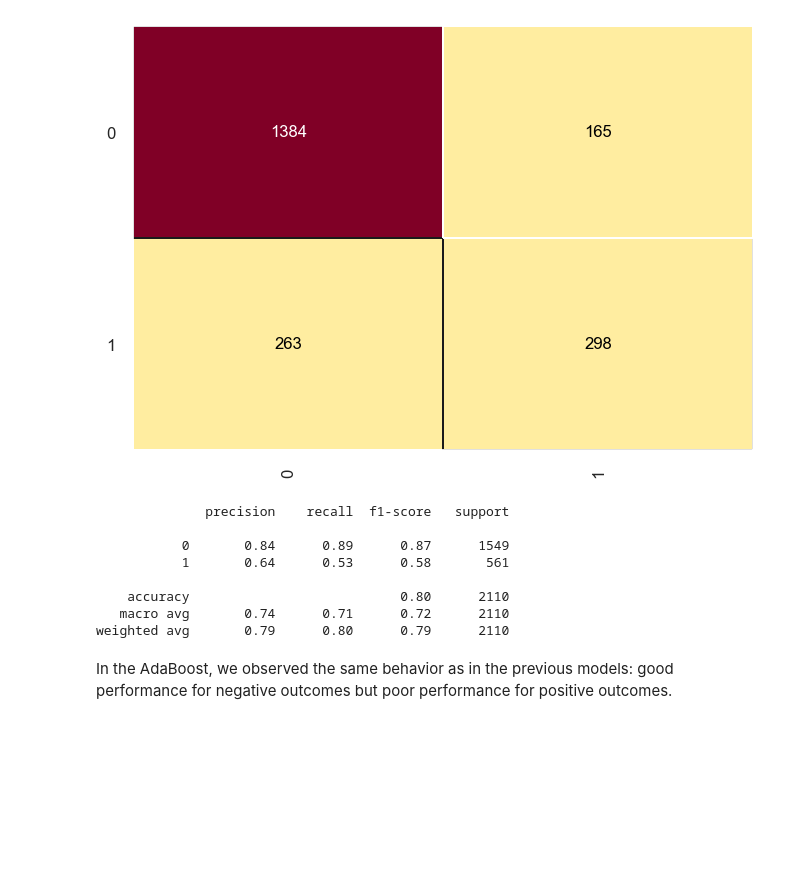
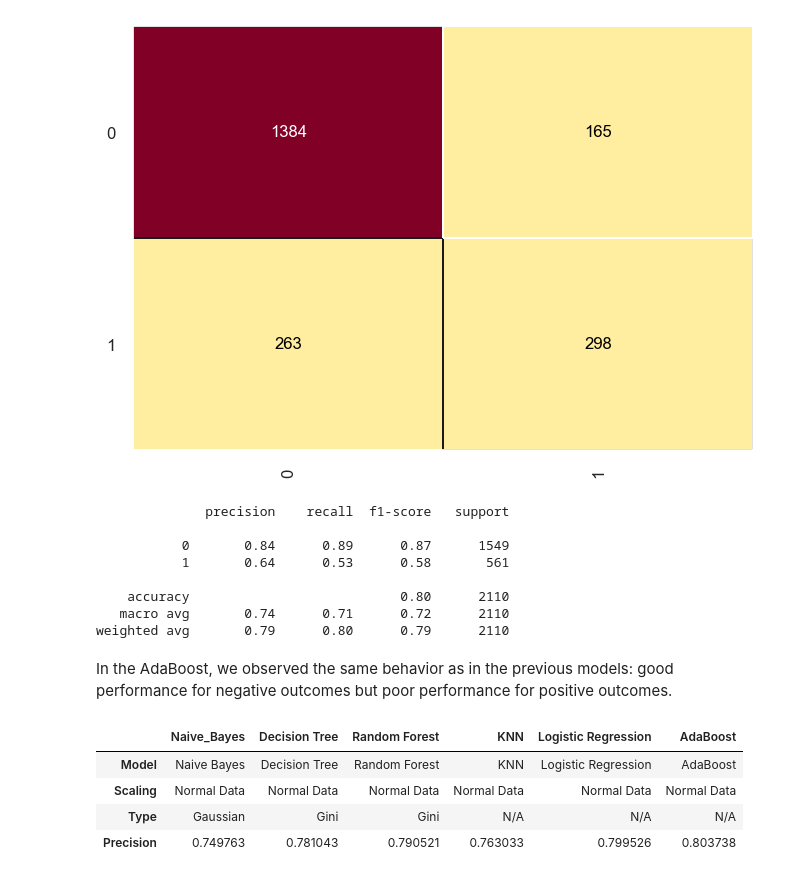
Before and after one commit to anuragRyan/Customer-Churn-Prediction-EDA-ML, a Jupyter notebook: Customer_Churn_Prediction.ipynb, the cells around one changed output. Saved outputs shown, nothing was run; the diff lists cells and outputs as text; code cells hidden in the pictures; blank space fills up the shorter version.

```diff
--- a/Customer_Churn_Prediction.ipynb
+++ b/Customer_Churn_Prediction.ipynb
@@ -822,3 +812,56 @@ print(classification_ada_scaler)
 weighted avg       0.79      0.80      0.79      2110
 # %% [markdown]
 In the AdaBoost, we observed the same behavior as in the previous models: good performance for negative outcomes but poor performance for positive outcomes.
+# %%
+nb_score = 0.7497630331753554
+dt_score = 0.781042654028436
+rf_score = 0.790521327014218
+knn_score = 0.7630331753554502
+lr_score = 0.7995260663507109
+ada_score = 0.8037383177570094
+
+naive_bayes = {"Model": "Naive Bayes",
+              "Scaling": "Normal Data",
+              "Type": "Gaussian",
+              "Precision": nb_score
+              }
+decision_tree = {"Model": "Decision Tree",
+              "Scaling": "Normal Data",
+              "Type": "Gini",
+              "Precision": dt_score
+              }
+random_forest = {"Model": "Random Forest",
+              "Scaling": "Normal Data",
+              "Type": "Gini",
+              "Precision": rf_score
+              }
+knn_class = {"Model": "KNN",
+              "Scaling": "Normal Data",
+              "Type": "N/A",
+              "Precision": knn_score
+              }
+logistic_regression = {"Model": "Logistic Regression",
+              "Scaling": "Normal Data",
+              "Type": "N/A",
+              "Precision": lr_score
+              }
+ada_boost = {"Model": "AdaBoost",
+              "Scaling": "Normal Data",
+              "Type": "N/A",
+              "Precision": ada_score
+              }
+
+resume = pd.DataFrame({'Naive_Bayes' : pd.Series(naive_bayes),
+                      'Decision Tree': pd.Series(decision_tree),
+                      'Random Forest' : pd.Series(random_forest),
+                      'KNN' : pd.Series(knn_class),
+                      'Logistic Regression' : pd.Series(logistic_regression),
+                      'AdaBoost' : pd.Series(ada_boost)})
+
+resume
+# %% [output]
+|  | Naive_Bayes | Decision Tree | Random Forest | KNN | Logistic Regression | AdaBoost |
+| Model | Naive Bayes | Decision Tree | Random Forest | KNN | Logistic Regression | AdaBoost |
+| Scaling | Normal Data | Normal Data | Normal Data | Normal Data | Normal Data | Normal Data |
+| Type | Gaussian | Gini | Gini | N/A | N/A | N/A |
+| Precision | 0.749763 | 0.781043 | 0.790521 | 0.763033 | 0.799526 | 0.803738 |
```
Also changed, not shown: parts of 7 cells of this notebook.
